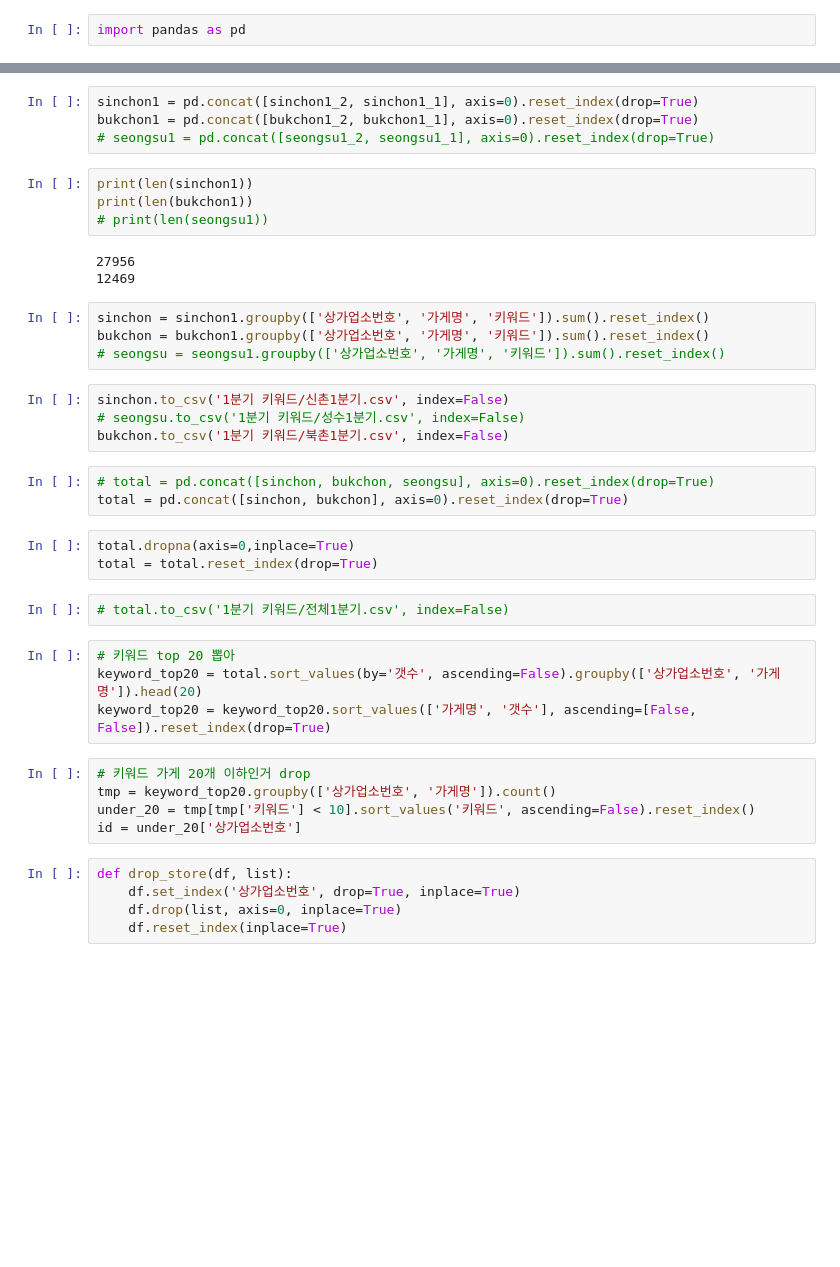
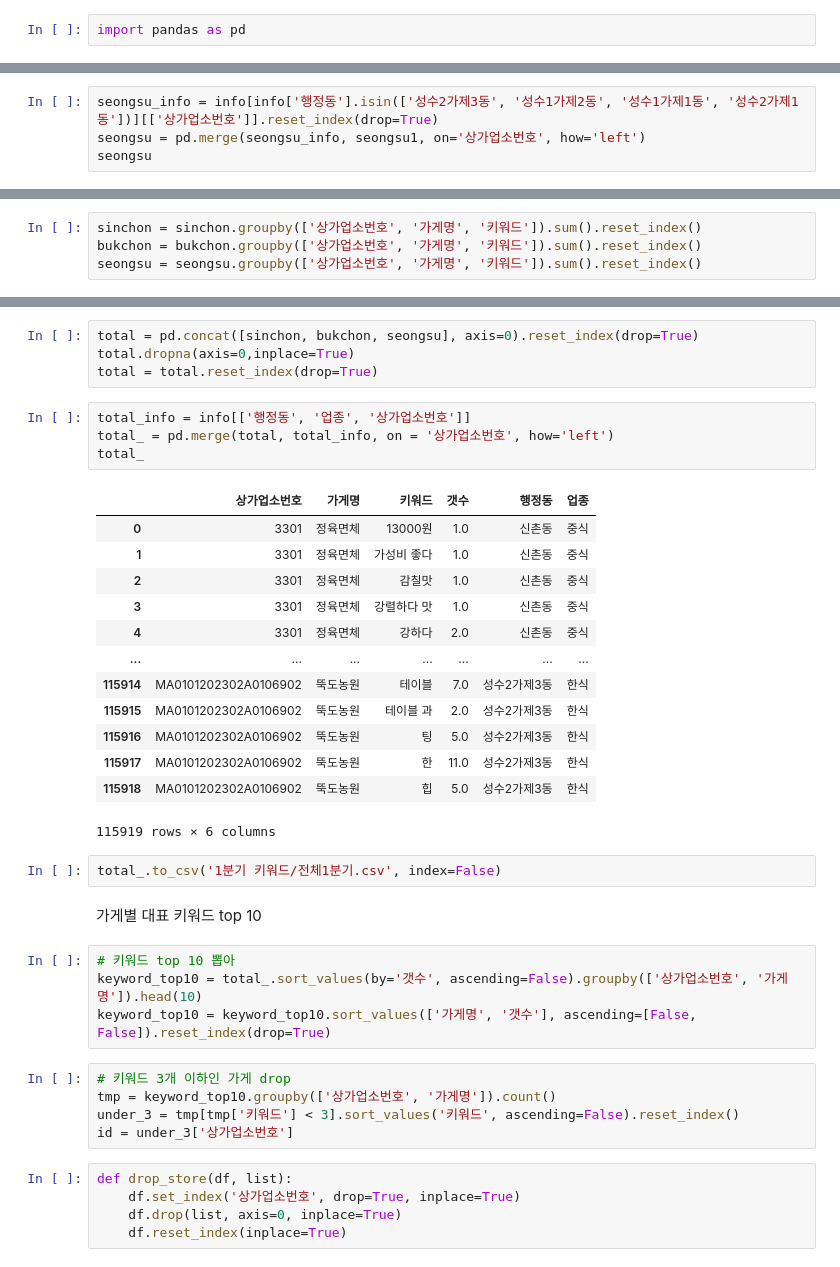
Before and after one commit to TEAM-SMooD/Keyword_Extraction, a Jupyter notebook: total_keyword.ipynb, the cells around one changed output, grey strips where cells are left out. Drawn from its saved outputs; the diff is of its cells as text; blank space fills up the shorter version.

```diff
--- a/total_keyword.ipynb
+++ b/total_keyword.ipynb
@@ -9,0 +58,4 @@ bukchon1_1 = pd.read_csv('./가게별 키워드 개수/북촌_23년1분기_가
+# %%
+seongsu_info = info[info['행정동'].isin(['성수2가제3동', '성수1가제2동', '성수1가제1동', '성수2가제1동'])][['상가업소번호']].reset_index(drop=True)
+seongsu = pd.merge(seongsu_info, seongsu1, on='상가업소번호', how='left')
+seongsu
@@ -9,0 +78,4 @@ bukchon1_1 = pd.read_csv('./가게별 키워드 개수/북촌_23년1분기_가
+# %%
+sinchon = sinchon.groupby(['상가업소번호', '가게명', '키워드']).sum().reset_index()
+bukchon = bukchon.groupby(['상가업소번호', '가게명', '키워드']).sum().reset_index()
+seongsu = seongsu.groupby(['상가업소번호', '가게명', '키워드']).sum().reset_index()
@@ -10,39 +91,38 @@ bukchon1_1 = pd.read_csv('./가게별 키워드 개수/북촌_23년1분기_가
 # %%
-sinchon1 = pd.concat([sinchon1_2, sinchon1_1], axis=0).reset_index(drop=True)
-bukchon1 = pd.concat([bukchon1_2, bukchon1_1], axis=0).reset_index(drop=True)
-# seongsu1 = pd.concat([seongsu1_2, seongsu1_1], axis=0).reset_index(drop=True)
+total = pd.concat([sinchon, bukchon, seongsu], axis=0).reset_index(drop=True)
+total.dropna(axis=0,inplace=True)
+total = total.reset_index(drop=True)
-# %%
-print(len(sinchon1))
-print(len(bukchon1))
-# print(len(seongsu1))
-# %% [output]
-27956
-12469
-# %%
-sinchon = sinchon1.groupby(['상가업소번호', '가게명', '키워드']).sum().reset_index()
-bukchon = bukchon1.groupby(['상가업소번호', '가게명', '키워드']).sum().reset_index()
-# seongsu = seongsu1.groupby(['상가업소번호', '가게명', '키워드']).sum().reset_index()
-# %%
-sinchon.to_csv('1분기 키워드/신촌1분기.csv', index=False)
-# seongsu.to_csv('1분기 키워드/성수1분기.csv', index=False)
-bukchon.to_csv('1분기 키워드/북촌1분기.csv', index=False)
-# %%
-# total = pd.concat([sinchon, bukchon, seongsu], axis=0).reset_index(drop=True)
-total = pd.concat([sinchon, bukchon], axis=0).reset_index(drop=True)
-# %%
-total.dropna(axis=0,inplace=True)
-total = total.reset_index(drop=True)
+# %%
+total_info = info[['행정동', '업종', '상가업소번호']]
+total_ = pd.merge(total, total_info, on = '상가업소번호', how='left')
+total_
+# %% [output]
+|  | 상가업소번호 | 가게명 | 키워드 | 갯수 | 행정동 | 업종 |
+| 0 | 3301 | 정육면체 | 13000원 | 1.0 | 신촌동 | 중식 |
+| 1 | 3301 | 정육면체 | 가성비 좋다 | 1.0 | 신촌동 | 중식 |
+| 2 | 3301 | 정육면체 | 감칠맛 | 1.0 | 신촌동 | 중식 |
+| 3 | 3301 | 정육면체 | 강렬하다 맛 | 1.0 | 신촌동 | 중식 |
+| 4 | 3301 | 정육면체 | 강하다 | 2.0 | 신촌동 | 중식 |
+| ... | ... | ... | ... | ... | ... | ... |
+| 115914 | MA0101202302A0106902 | 뚝도농원 | 테이블 | 7.0 | 성수2가제3동 | 한식 |
+| 115915 | MA0101202302A0106902 | 뚝도농원 | 테이블 과 | 2.0 | 성수2가제3동 | 한식 |
+| 115916 | MA0101202302A0106902 | 뚝도농원 | 팅 | 5.0 | 성수2가제3동 | 한식 |
+| 115917 | MA0101202302A0106902 | 뚝도농원 | 한 | 11.0 | 성수2가제3동 | 한식 |
+| 115918 | MA0101202302A0106902 | 뚝도농원 | 힙 | 5.0 | 성수2가제3동 | 한식 |
+115919 rows × 6 columns
 # %%
-# total.to_csv('1분기 키워드/전체1분기.csv', index=False)
+total_.to_csv('1분기 키워드/전체1분기.csv', index=False)
+# %% [markdown]
+가게별 대표 키워드 top 10
 # %%
-# 키워드 top 20 뽑아
-keyword_top20 = total.sort_values(by='갯수', ascending=False).groupby(['상가업소번호', '가게명']).head(20)
-keyword_top20 = keyword_top20.sort_values(['가게명', '갯수'], ascending=[False, False]).reset_index(drop=True)
+# 키워드 top 10 뽑아
+keyword_top10 = total_.sort_values(by='갯수', ascending=False).groupby(['상가업소번호', '가게명']).head(10)
+keyword_top10 = keyword_top10.sort_values(['가게명', '갯수'], ascending=[False, False]).reset_index(drop=True)
 # %%
-# 키워드 가게 20개 이하인거 drop
-tmp = keyword_top20.groupby(['상가업소번호', '가게명']).count()
-under_20 = tmp[tmp['키워드'] < 10].sort_values('키워드', ascending=False).reset_index()
-id = under_20['상가업소번호']
+# 키워드 3개 이하인 가게 drop
+tmp = keyword_top10.groupby(['상가업소번호', '가게명']).count()
+under_3 = tmp[tmp['키워드'] < 3].sort_values('키워드', ascending=False).reset_index()
+id = under_3['상가업소번호']
 # %%
 def drop_store(df, list):
     df.set_index('상가업소번호', drop=True, inplace=True)
```
Also changed, not shown: parts of 18 cells of this notebook.
